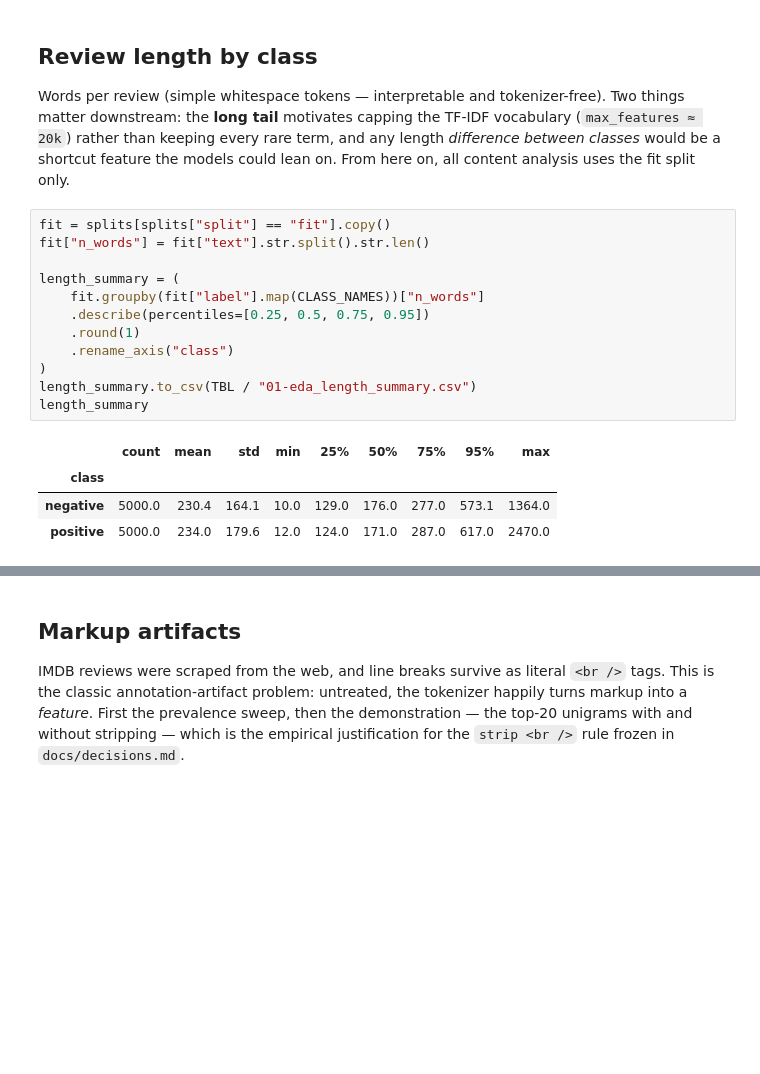
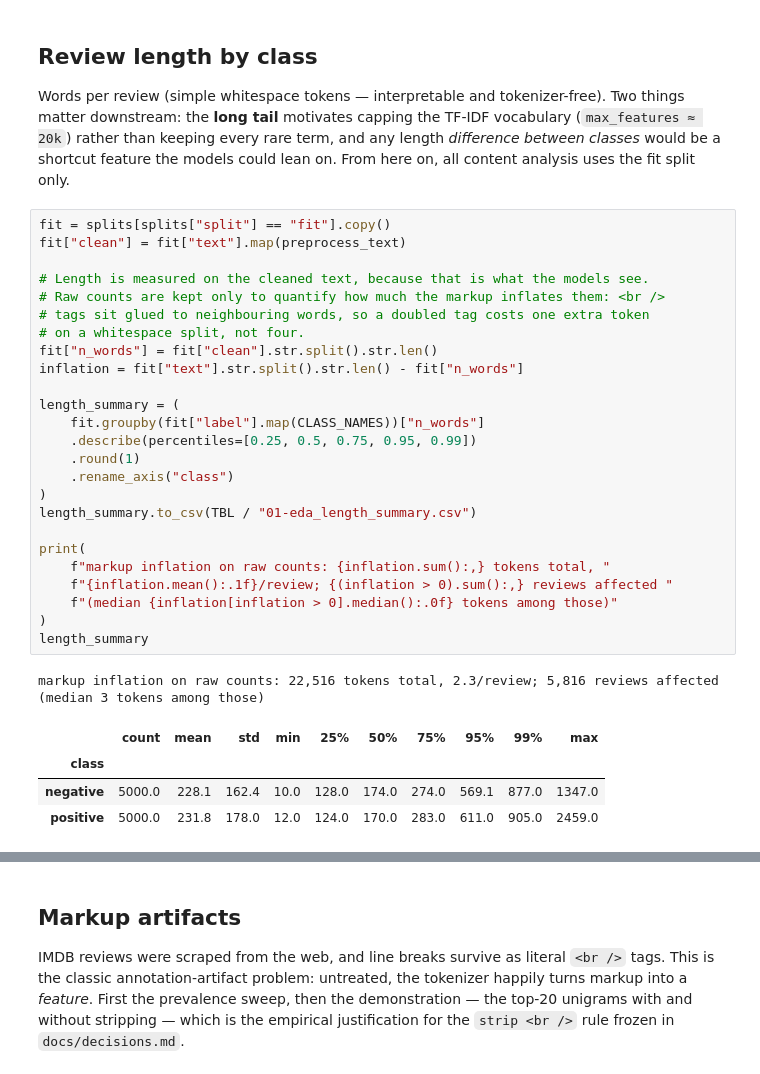
Before and after one commit to nazeshinjite/movie-review-sentiment, a Jupyter notebook: notebooks/01_eda.ipynb, the cells around one changed output, grey strips where cells are left out. Cells and saved outputs as stored; diff of their text form; blank space fills up the shorter version.

```diff
--- a/notebooks/01_eda.ipynb
+++ b/notebooks/01_eda.ipynb
@@ -96,21 +96,35 @@ fig.savefig(FIG / "01-eda_split_balance.png")
 Words per review (simple whitespace tokens — interpretable and tokenizer-free). Two things matter downstream: the **long tail** motivates capping the TF-IDF vocabulary (`max_features ≈ 20k`) rather than keeping every rare term, and any length *difference between classes* would be a shortcut feature the models could lean on. From here on, all content analysis uses the fit split only.
 # %%
 fit = splits[splits["split"] == "fit"].copy()
-fit["n_words"] = fit["text"].str.split().str.len()
+fit["clean"] = fit["text"].map(preprocess_text)
+
+# Length is measured on the cleaned text, because that is what the models see.
+# Raw counts are kept only to quantify how much the markup inflates them: <br />
+# tags sit glued to neighbouring words, so a doubled tag costs one extra token
+# on a whitespace split, not four.
+fit["n_words"] = fit["clean"].str.split().str.len()
+inflation = fit["text"].str.split().str.len() - fit["n_words"]
 
 length_summary = (
     fit.groupby(fit["label"].map(CLASS_NAMES))["n_words"]
-    .describe(percentiles=[0.25, 0.5, 0.75, 0.95])
+    .describe(percentiles=[0.25, 0.5, 0.75, 0.95, 0.99])
     .round(1)
     .rename_axis("class")
 )
 length_summary.to_csv(TBL / "01-eda_length_summary.csv")
+
+print(
+    f"markup inflation on raw counts: {inflation.sum():,} tokens total, "
+    f"{inflation.mean():.1f}/review; {(inflation > 0).sum():,} reviews affected "
+    f"(median {inflation[inflation > 0].median():.0f} tokens among those)"
+)
 length_summary
 # %% [output]
+markup inflation on raw counts: 22,516 tokens total, 2.3/review; 5,816 reviews affected (median 3 tokens among those)
-|  | count | mean | std | min | 25% | 50% | 75% | 95% | max |
-| class |  |  |  |  |  |  |  |  |  |
-| negative | 5000.0 | 230.4 | 164.1 | 10.0 | 129.0 | 176.0 | 277.0 | 573.1 | 1364.0 |
-| positive | 5000.0 | 234.0 | 179.6 | 12.0 | 124.0 | 171.0 | 287.0 | 617.0 | 2470.0 |
+|  | count | mean | std | min | 25% | 50% | 75% | 95% | 99% | max |
+| class |  |  |  |  |  |  |  |  |  |  |
+| negative | 5000.0 | 228.1 | 162.4 | 10.0 | 128.0 | 174.0 | 274.0 | 569.1 | 877.0 | 1347.0 |
+| positive | 5000.0 | 231.8 | 178.0 | 12.0 | 124.0 | 170.0 | 283.0 | 611.0 | 905.0 | 2459.0 |
 # %%
 fig, ax = plt.subplots(figsize=(7, 4))
 bins = np.arange(0, 820, 20)
```
Also changed, not shown: parts of 4 cells of this notebook, 2 other files.
